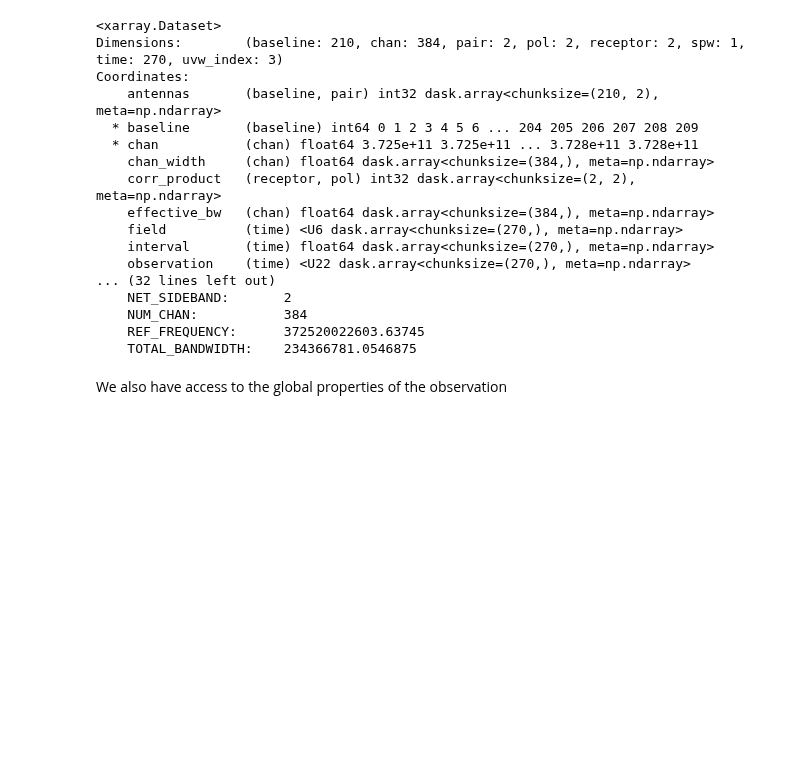
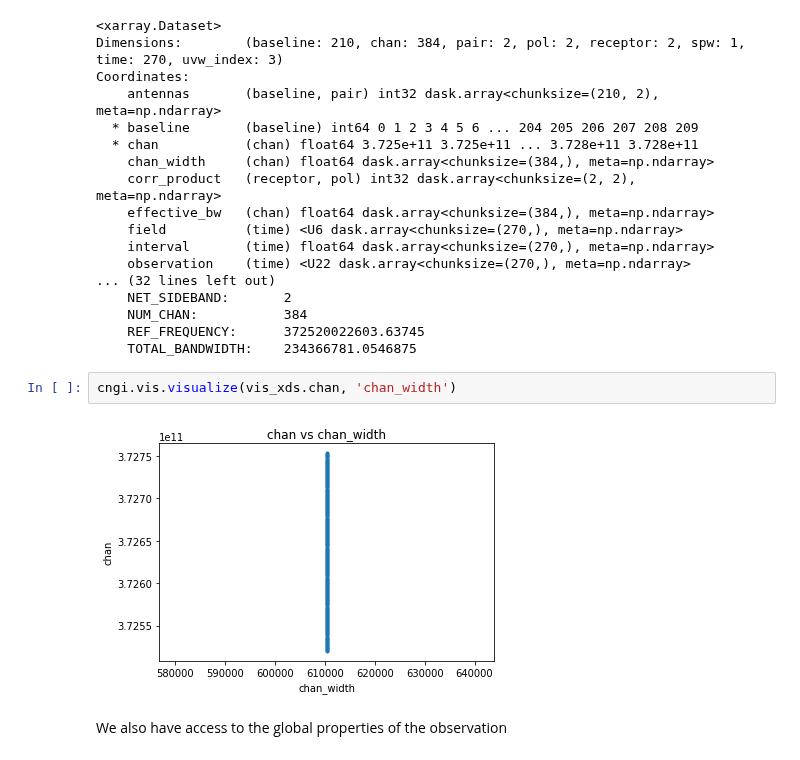
Before and after one commit to casangi/examples, a Jupyter notebook: Coordinates_overview.ipynb, the cells around one changed output. Drawn from its saved outputs; the diff is of its cells as text; blank space fills up the shorter version.

```diff
--- a/Coordinates_overview.ipynb
+++ b/Coordinates_overview.ipynb
@@ -113,6 +166,10 @@ Coordinates:
     NUM_CHAN:           384
     REF_FREQUENCY:      372520022603.63745
     TOTAL_BANDWIDTH:    234366781.0546875
+# %%
+cngi.vis.visualize(vis_xds.chan, 'chan_width')
+# %% [output]
+[figure, added]
 # %% [markdown]
 We also have access to the global properties of the observation
 # %%
```
Also changed, not shown: parts of 17 cells of this notebook.
